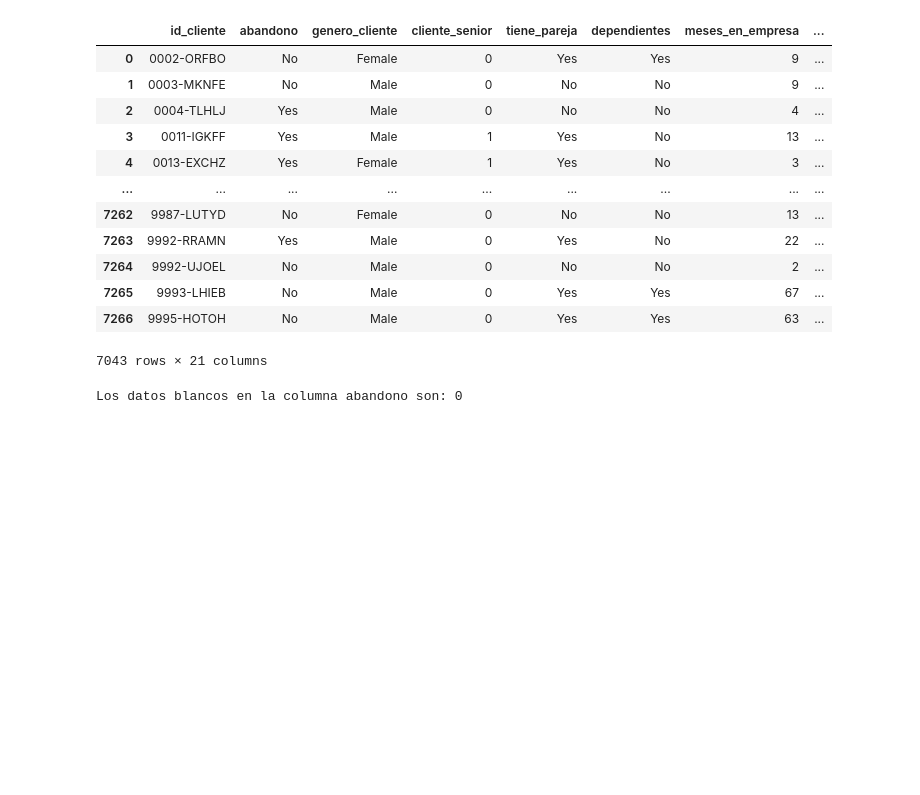
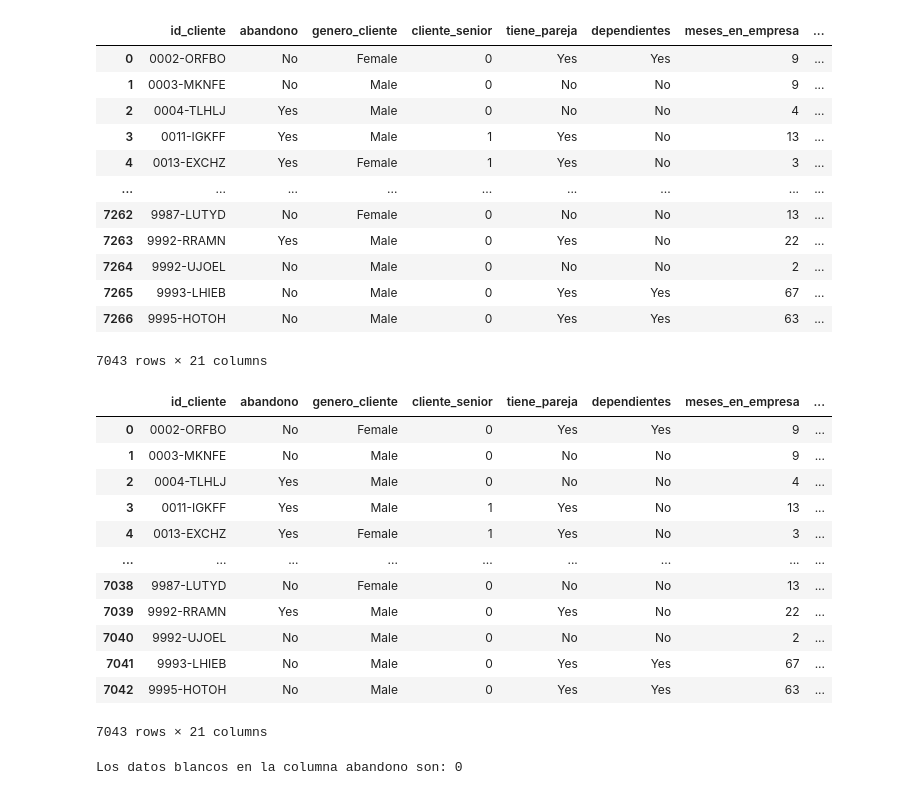
Before and after one commit to Nataliahfk/Telecom-X_-segundo-challenge, a Jupyter notebook: Telecom_X_Clallenge_Latam.ipynb, the cells around one changed output. Saved outputs shown, nothing was run; the diff lists cells and outputs as text; code cells hidden in the pictures; blank space fills up the shorter version.

```diff
--- a/Telecom_X_Clallenge_Latam.ipynb
+++ b/Telecom_X_Clallenge_Latam.ipynb
@@ -285,6 +285,24 @@ df_normalizado
 | 7265 | 9993-LHIEB | No | Male | 0 | Yes | Yes | 67 | ... |
 | 7266 | 9995-HOTOH | No | Male | 0 | Yes | Yes | 63 | ... |
 7043 rows × 21 columns
+# %%
+# reindexar para que los índices queden consecutivos
+df_normalizado=df_normalizado.reset_index(drop=True)
+df_normalizado
+# %% [output]
+|  | id_cliente | abandono | genero_cliente | cliente_senior | tiene_pareja | dependientes | meses_en_empresa | ... |
+| 0 | 0002-ORFBO | No | Female | 0 | Yes | Yes | 9 | ... |
+| 1 | 0003-MKNFE | No | Male | 0 | No | No | 9 | ... |
+| 2 | 0004-TLHLJ | Yes | Male | 0 | No | No | 4 | ... |
+| 3 | 0011-IGKFF | Yes | Male | 1 | Yes | No | 13 | ... |
+| 4 | 0013-EXCHZ | Yes | Female | 1 | Yes | No | 3 | ... |
+| ... | ... | ... | ... | ... | ... | ... | ... | ... |
+| 7038 | 9987-LUTYD | No | Female | 0 | No | No | 13 | ... |
+| 7039 | 9992-RRAMN | Yes | Male | 0 | Yes | No | 22 | ... |
+| 7040 | 9992-UJOEL | No | Male | 0 | No | No | 2 | ... |
+| 7041 | 9993-LHIEB | No | Male | 0 | Yes | Yes | 67 | ... |
+| 7042 | 9995-HOTOH | No | Male | 0 | Yes | Yes | 63 | ... |
+7043 rows × 21 columns
 # %%
 # Confirmar vacios en columna 'abandono'
 datos_blanco_abandono= (df_normalizado['abandono'] == '').sum()
```
Also changed, not shown: parts of 4 cells of this notebook.
